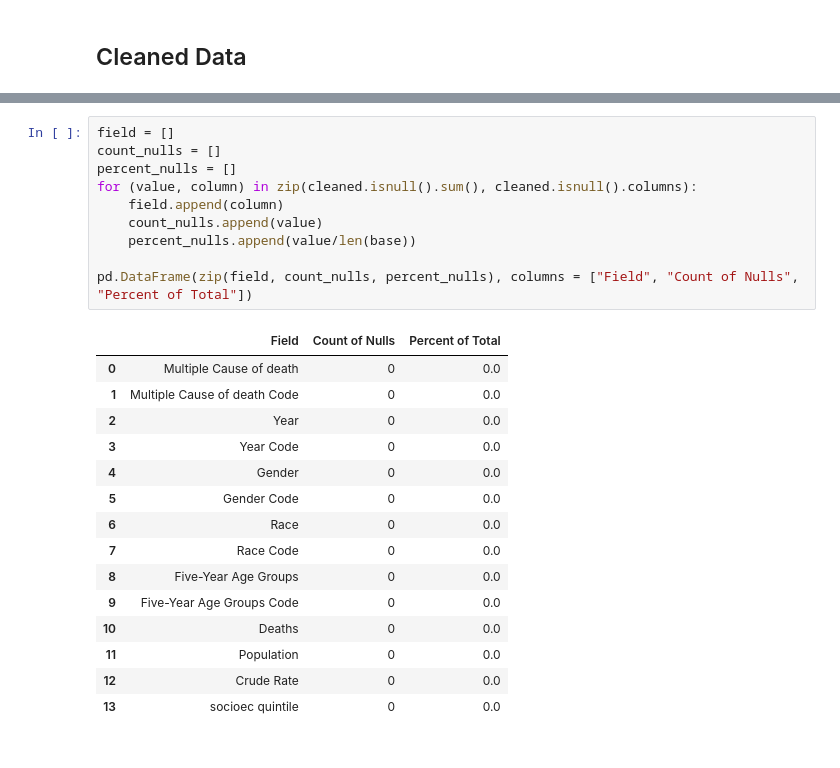
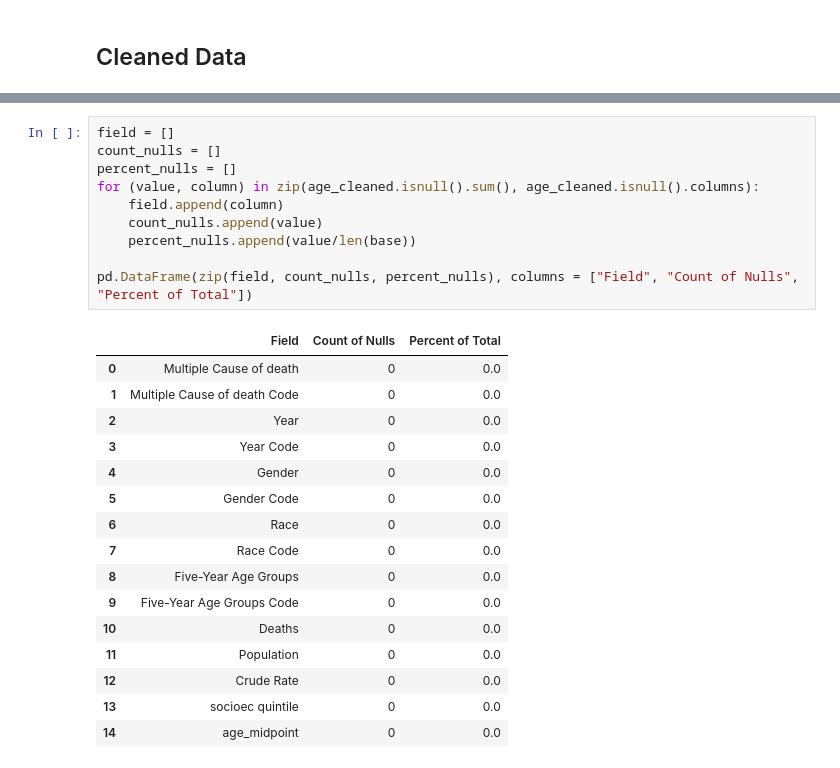
Before and after one commit to jmsarabia/fentanyl_eda, a Jupyter notebook: wonder/Wonder_EDA_Data_Cleaning.ipynb, the cells around one changed output, grey strips where cells are left out. Drawn from its saved outputs; the diff is of its cells as text.

```diff
--- a/wonder/Wonder_EDA_Data_Cleaning.ipynb
+++ b/wonder/Wonder_EDA_Data_Cleaning.ipynb
@@ -337,26 +337,27 @@ len(cleaned)
 # %%
 field = []
 count_nulls = []
 percent_nulls = []
-for (value, column) in zip(cleaned.isnull().sum(), cleaned.isnull().columns):
+for (value, column) in zip(age_cleaned.isnull().sum(), age_cleaned.isnull().columns):
     field.append(column)
     count_nulls.append(value)
     percent_nulls.append(value/len(base))
 
 pd.DataFrame(zip(field, count_nulls, percent_nulls), columns = ["Field", "Count of Nulls", "Percent of Total"])
 # %% [output]
 |  | Field | Count of Nulls | Percent of Total |
 | 0 | Multiple Cause of death | 0 | 0.0 |
 | 1 | Multiple Cause of death Code | 0 | 0.0 |
 | 2 | Year | 0 | 0.0 |
 | 3 | Year Code | 0 | 0.0 |
 | 4 | Gender | 0 | 0.0 |
 | 5 | Gender Code | 0 | 0.0 |
 | 6 | Race | 0 | 0.0 |
 | 7 | Race Code | 0 | 0.0 |
 | 8 | Five-Year Age Groups | 0 | 0.0 |
 | 9 | Five-Year Age Groups Code | 0 | 0.0 |
 | 10 | Deaths | 0 | 0.0 |
 | 11 | Population | 0 | 0.0 |
 | 12 | Crude Rate | 0 | 0.0 |
 | 13 | socioec quintile | 0 | 0.0 |
+| 14 | age_midpoint | 0 | 0.0 |
```
Also changed, not shown: parts of 2 cells of this notebook, 6 other files.
